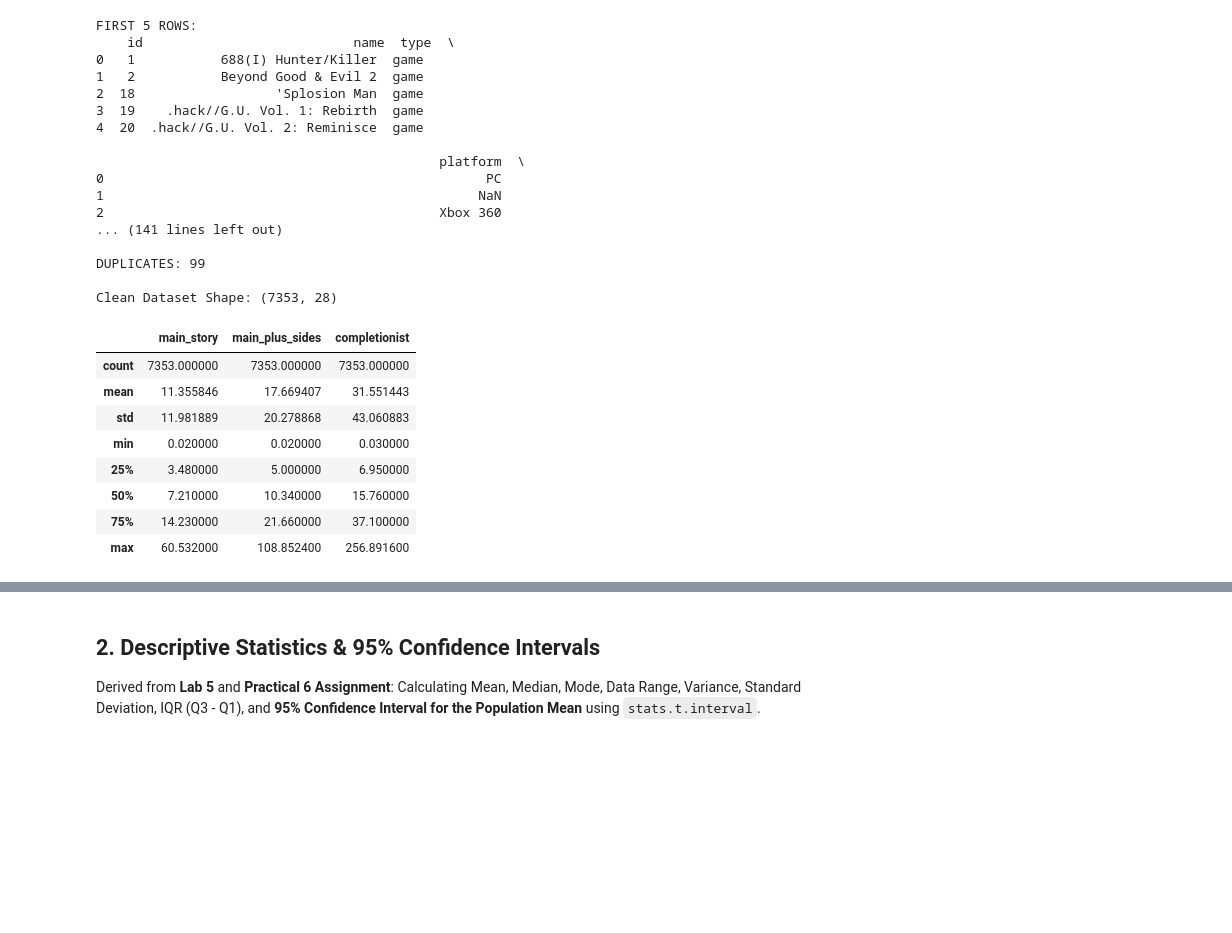
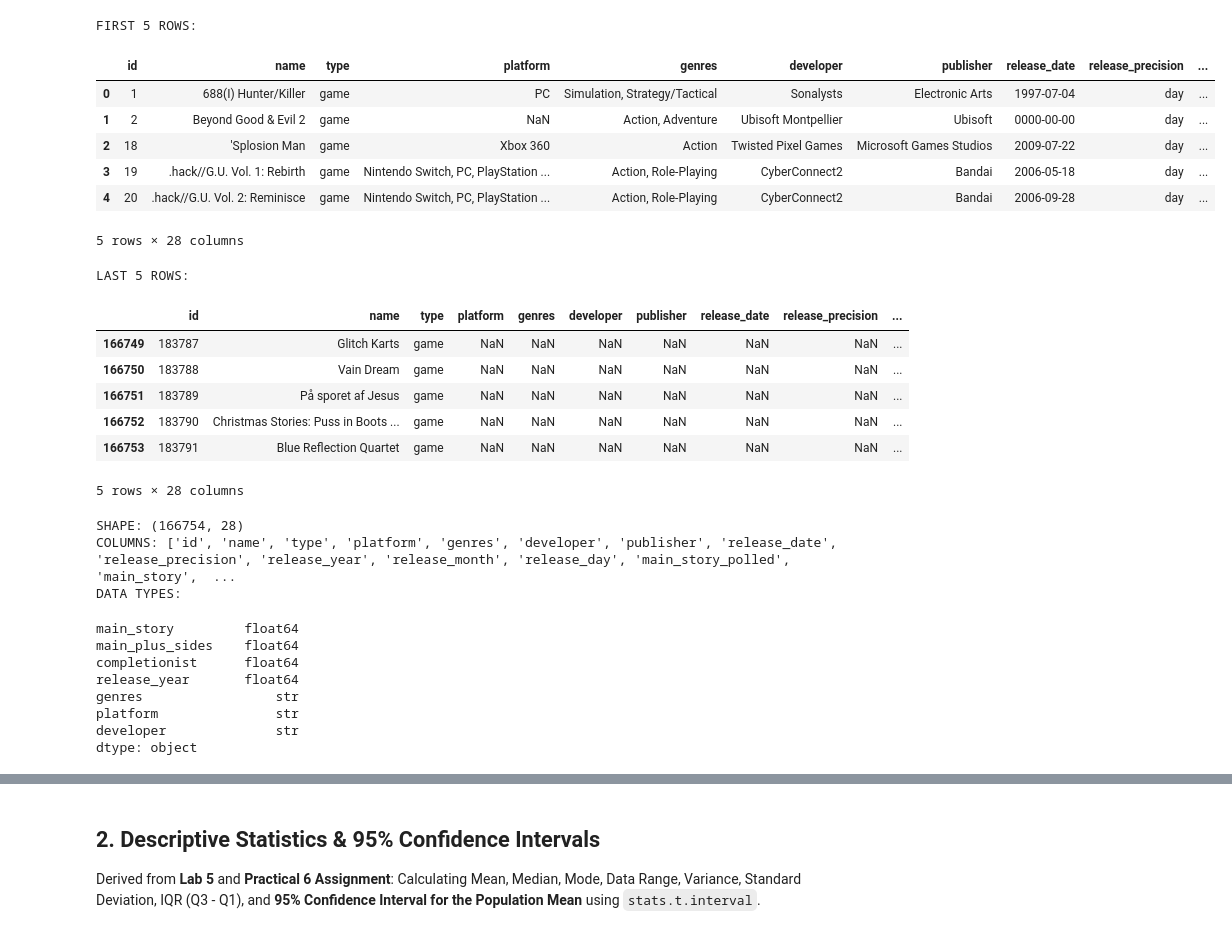
Before and after one commit to krrishparmar/Game-Completion-Time-Predictor, a Jupyter notebook: game_completion_time_regression.ipynb, the cells around one changed output, grey strips where cells are left out. Saved outputs shown, nothing was run; the diff lists cells and outputs as text; code cells hidden in the pictures; blank space fills up the shorter version.

```diff
--- a/game_completion_time_regression.ipynb
+++ b/game_completion_time_regression.ipynb
@@ -27,55 +27,63 @@ Dataset inspection and cleaning practices strictly following **Lab 8 Part C**:
 # %%
-df_raw = pd.read_csv('/Users/krrishparmar/Downloads/archive/hltb_dataset.csv')
+from IPython.display import display
+import os
+csv_path = 'hltb_dataset.csv' if os.path.exists('hltb_dataset.csv') else '/Users/krrishparmar/Downloads/archive/hltb_dataset.csv'
+df_raw = pd.read_csv(csv_path)
 
-print("FIRST 5 ROWS:\n", df_raw.head(5))
-print("\nLAST 5 ROWS:\n", df_raw.tail(5))
-print("\nSHAPE:", df_raw.shape)
-print("\nCOLUMNS:", list(df_raw.columns))
-print("\nDATA TYPES:\n", df_raw.dtypes[TARGETS + ['release_year', 'genres', 'platform', 'developer']])
-print("\nINFO:")
+print('FIRST 5 ROWS:')
+display(df_raw.head(5))
+print('LAST 5 ROWS:')
+display(df_raw.tail(5))
+print('SHAPE:', df_raw.shape)
+print('COLUMNS:', list(df_raw.columns))
+print('DATA TYPES:')
+display(df_raw.dtypes[TARGETS + ['release_year', 'genres', 'platform', 'developer']])
+print('INFO:')
 df_raw.info()
-print("\nMISSING VALUES (TARGETS):\n", df_raw[TARGETS].isnull().sum())
-print("\nDUPLICATES:", df_raw.duplicated(subset=['name', 'release_year']).sum())
+print('MISSING VALUES (TARGETS):')
+display(df_raw[TARGETS].isnull().sum())
+print('DUPLICATES:', df_raw.duplicated(subset=['name', 'release_year']).sum())
 
 # Cleaning pipeline
 df = df_raw[df_raw['type'] == 'game'].copy()
 polled = ['main_story_polled', 'main_plus_sides_polled', 'completionist_polled']
 df = df.dropna(subset=TARGETS + polled + ['genres', 'release_year'])
 df = df[(df[polled].min(axis=1) >= MIN_POLLED)]                 # reliable times only
 df = df[(df['release_year'] >= 1980) & (df['release_year'] <= 2026)]
 df = df[(df.main_story <= df.main_plus_sides) & (df.main_plus_sides <= df.completionist)]  # logical order
 df = df.drop_duplicates(subset=['name', 'release_year']).reset_index(drop=True)
 
 # Cap extreme outliers at the 99th percentile
 for t in TARGETS:
     df[t] = df[t].clip(upper=df[t].quantile(0.99))
 
-print('\nClean Dataset Shape:', df.shape)
-df[TARGETS].describe()
+print('Clean Dataset Shape:', df.shape)
+display(df[TARGETS].describe())
 # %% [output]
 FIRST 5 ROWS:
-    id                           name  type  \
-0   1           688(I) Hunter/Killer  game
-1   2           Beyond Good & Evil 2  game
-2  18                  'Splosion Man  game
-3  19    .hack//G.U. Vol. 1: Rebirth  game
-4  20  .hack//G.U. Vol. 2: Reminisce  game
-
-                                            platform  \
-0                                                 PC
-1                                                NaN
-2                                           Xbox 360
-... (141 lines left out)
-
-DUPLICATES: 99
-
-Clean Dataset Shape: (7353, 28)
-|  | main_story | main_plus_sides | completionist |
-| count | 7353.000000 | 7353.000000 | 7353.000000 |
-| mean | 11.355846 | 17.669407 | 31.551443 |
-| std | 11.981889 | 20.278868 | 43.060883 |
-| min | 0.020000 | 0.020000 | 0.030000 |
-| 25% | 3.480000 | 5.000000 | 6.950000 |
-| 50% | 7.210000 | 10.340000 | 15.760000 |
-| 75% | 14.230000 | 21.660000 | 37.100000 |
-| max | 60.532000 | 108.852400 | 256.891600 |
+|  | id | name | type | platform | genres | developer | publisher | release_date | release_precision | ... |
+| 0 | 1 | 688(I) Hunter/Killer | game | PC | Simulation, Strategy/Tactical | Sonalysts | Electronic Arts | 1997-07-04 | day | ... |
+| 1 | 2 | Beyond Good & Evil 2 | game | NaN | Action, Adventure | Ubisoft Montpellier | Ubisoft | 0000-00-00 | day | ... |
+| 2 | 18 | 'Splosion Man | game | Xbox 360 | Action | Twisted Pixel Games | Microsoft Games Studios | 2009-07-22 | day | ... |
+| 3 | 19 | .hack//G.U. Vol. 1: Rebirth | game | Nintendo Switch, PC, PlayStation ... | Action, Role-Playing | CyberConnect2 | Bandai | 2006-05-18 | day | ... |
+| 4 | 20 | .hack//G.U. Vol. 2: Reminisce | game | Nintendo Switch, PC, PlayStation ... | Action, Role-Playing | CyberConnect2 | Bandai | 2006-09-28 | day | ... |
+5 rows × 28 columns
+LAST 5 ROWS:
+|  | id | name | type | platform | genres | developer | publisher | release_date | release_precision | ... |
+| 166749 | 183787 | Glitch Karts | game | NaN | NaN | NaN | NaN | NaN | NaN | ... |
+| 166750 | 183788 | Vain Dream | game | NaN | NaN | NaN | NaN | NaN | NaN | ... |
+| 166751 | 183789 | På sporet af Jesus | game | NaN | NaN | NaN | NaN | NaN | NaN | ... |
+| 166752 | 183790 | Christmas Stories: Puss in Boots ... | game | NaN | NaN | NaN | NaN | NaN | NaN | ... |
+| 166753 | 183791 | Blue Reflection Quartet | game | NaN | NaN | NaN | NaN | NaN | NaN | ... |
+5 rows × 28 columns
+SHAPE: (166754, 28)
+COLUMNS: ['id', 'name', 'type', 'platform', 'genres', 'developer', 'publisher', 'release_date', 'release_precision', 'release_year', 'release_month', 'release_day', 'main_story_polled', 'main_story',  ...
+DATA TYPES:
+main_story         float64
+main_plus_sides    float64
+completionist      float64
+release_year       float64
+genres                 str
+platform               str
+developer              str
+dtype: object
```
Also changed, not shown: parts of 24 cells of this notebook, 3 other files.
